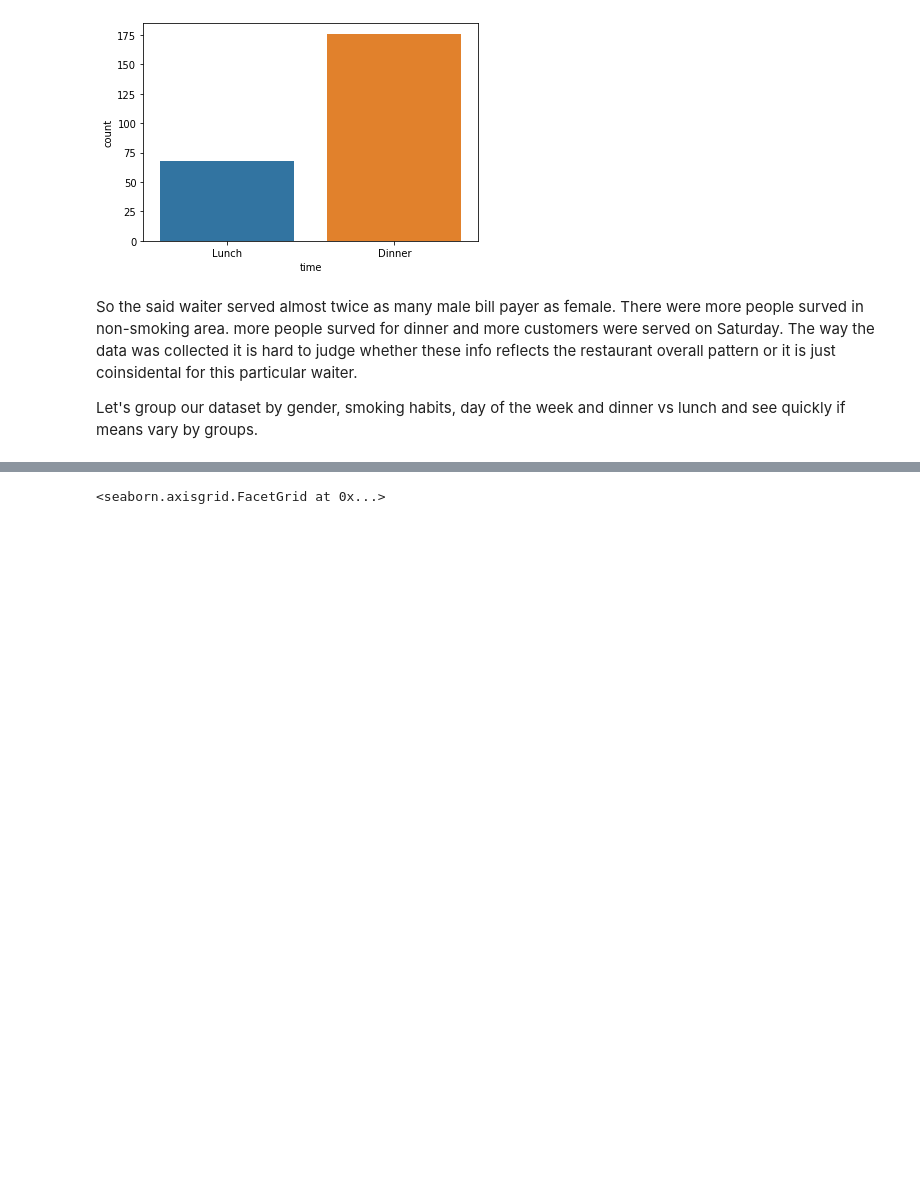
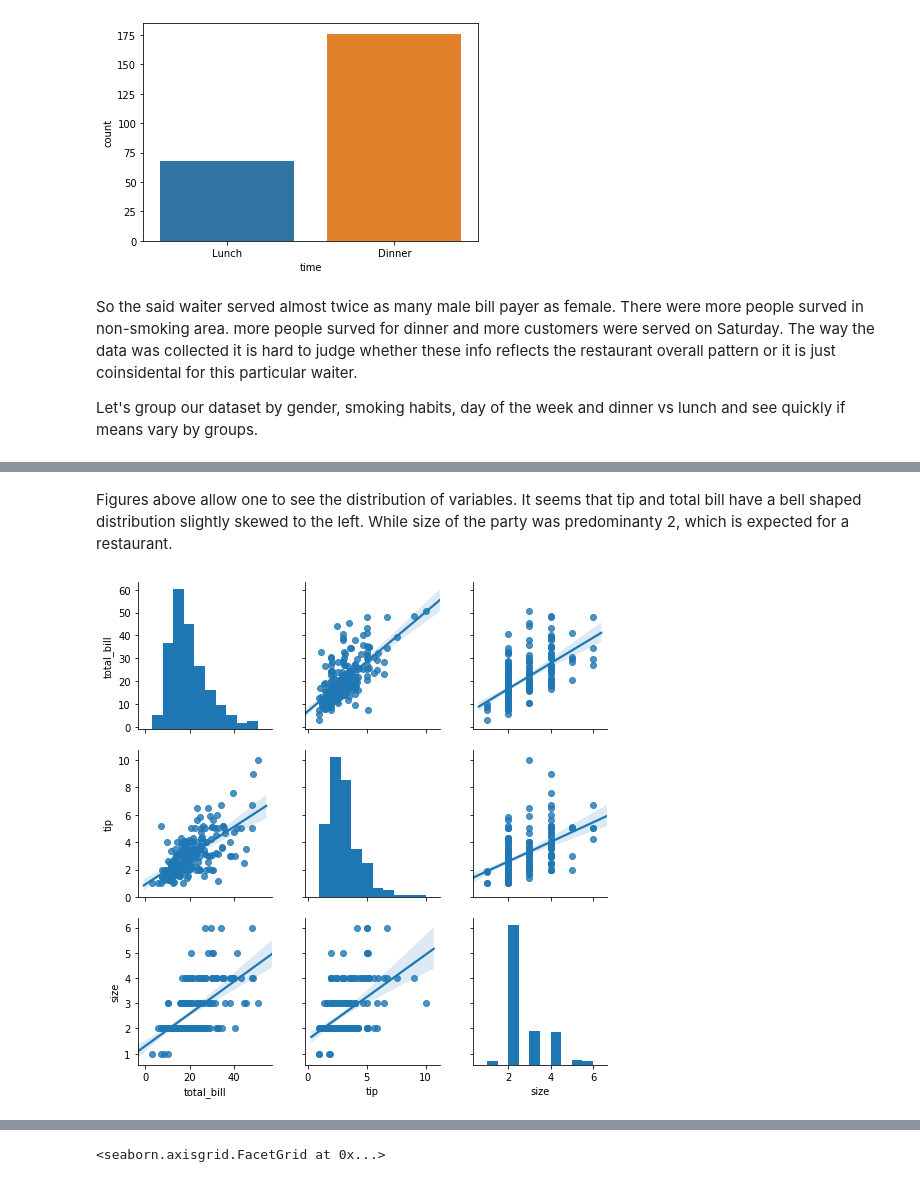
Before and after one commit to Vitalismirnov/-my_fundamentals_of_data_analysis, a Jupyter notebook: Project_VitalijsSmirnovs.ipynb, the cells around one changed output, grey strips where cells are left out. Saved outputs shown, nothing was run; the diff lists cells and outputs as text; code cells hidden in the pictures; blank space fills up the shorter version.

```diff
--- a/Project_VitalijsSmirnovs.ipynb
+++ b/Project_VitalijsSmirnovs.ipynb
@@ -229,0 +192,7 @@ sns.boxplot(x = "day", y = "total_bill", hue = "sex", data = df)
+# %% [markdown]
+Figures above allow one to see the distribution of variables. It seems that tip and total bill have a bell shaped distribution slightly skewed to the left. While size of the party was predominanty 2, which is expected for a restaurant.
+# %%
+sns.pairplot(data=df, kind="reg")
+plt.show()
+# %% [output]
+[figure, added]
```
Also changed, not shown: parts of 31 cells of this notebook.
